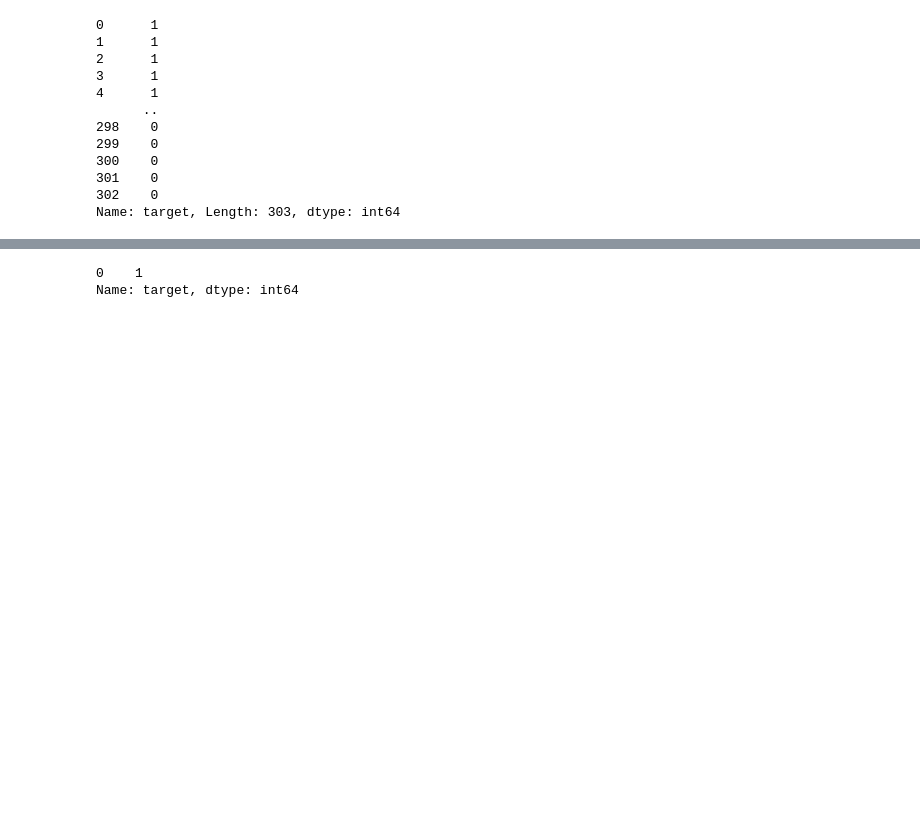
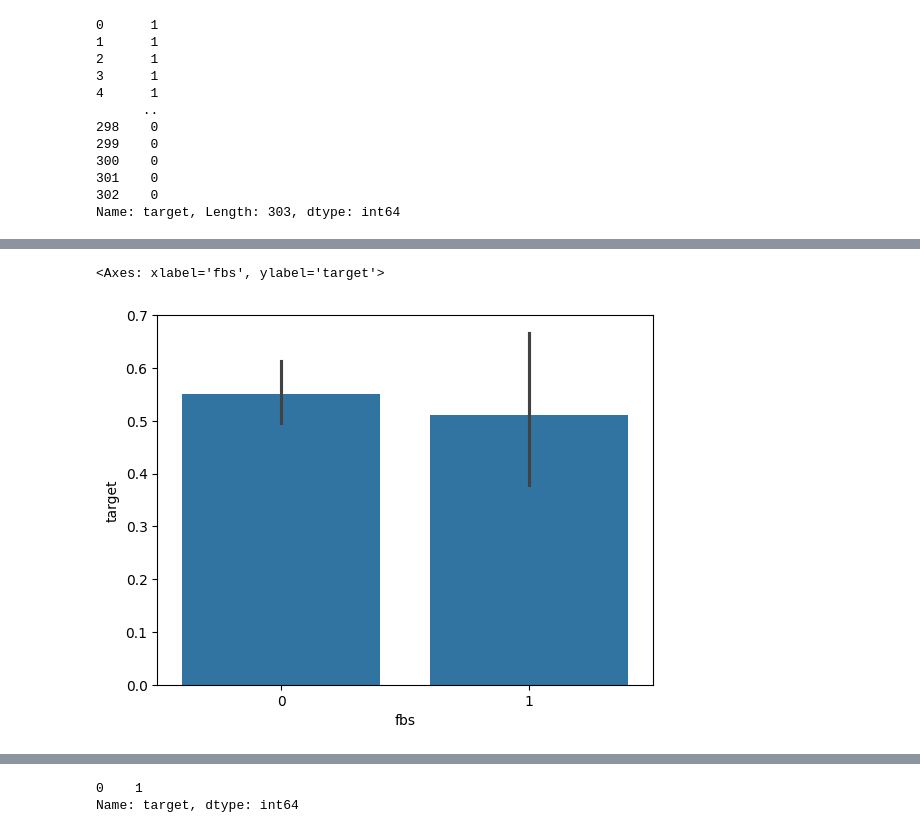
Before and after one commit to Sulphite05/MachineLearning, a Jupyter notebook: Labs/lab3.ipynb, the cells around one changed output, grey strips where cells are left out. Cells and saved outputs as stored; diff of their text form; code cells hidden in the pictures; blank space fills up the shorter version.

```diff
--- a/Labs/lab3.ipynb
+++ b/Labs/lab3.ipynb
@@ -84,0 +146,5 @@ Name: target, Length: 303, dtype: int64
+# %%
+sns.barplot(x=data['fbs'], y=Y)
+# %% [output]
+<Axes: xlabel='fbs', ylabel='target'>
+[figure, added]
```
Also changed, not shown: parts of 33 cells of this notebook, 2 other files.
